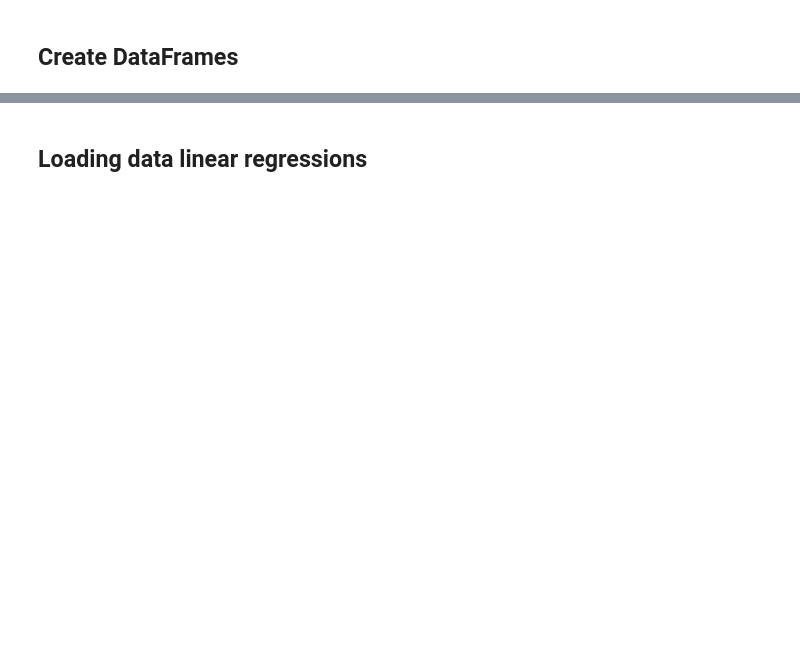
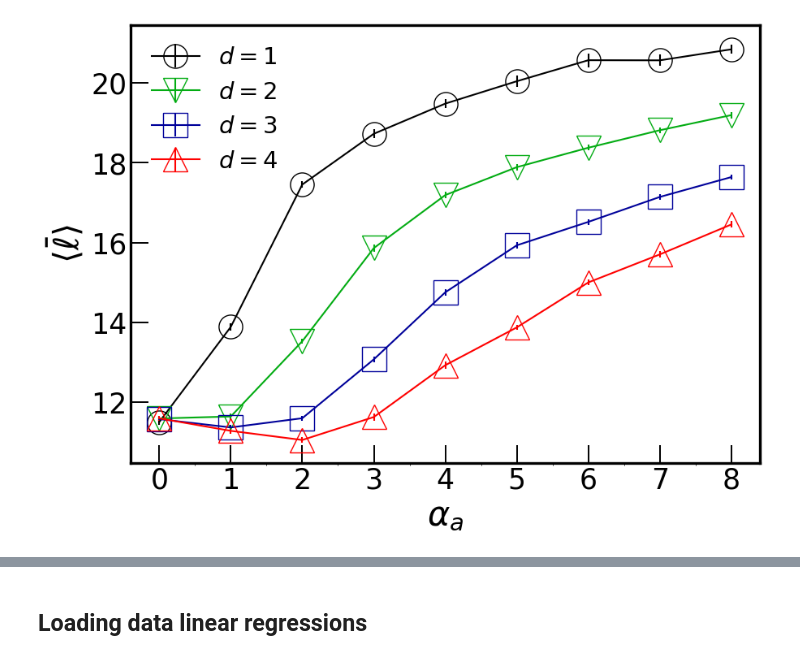
Before and after one commit to JuniorAlencar/TsallisNetwork, a Jupyter notebook: scripts/jupyter/shortespath.ipynb, the cells around one changed output, grey strips where cells are left out. Saved outputs shown, nothing was run; the diff lists cells and outputs as text; code cells hidden in the pictures; blank space fills up the shorter version.

Commit message:
update shortest path

```diff
--- a/scripts/jupyter/shortespath.ipynb
+++ b/scripts/jupyter/shortespath.ipynb
@@ -15,6 +16,7 @@ make_results_folders()
 # %%
 # Create files and all_data
-N = [10000, 20000, 40000, 80000, 100000 ,160000, 320000]
+#N = [10000, 20000, 40000, 80000, 100000 ,160000, 320000]
+N = [10000, 20000, 40000, 80000, 100000]
 dim = [1, 2, 3, 4]
 for n in N:
     for d in dim:
@@ -25,7 +27,4 @@ for n in N:
 all_data(N, dim)
 # %%
 df_all = pd.read_csv("../../data/all_data.txt", sep=' ')
-df_filter = df_all[df_all["N"]==100000]
-for i in range(len(df_filter)):
-    if(df_filter["N_samples"].values[i] != 82):
-        print("cu")
+df_all.head()
@@ -32,7 +37,0 @@ for i in range(len(df_filter)):
-# %% [markdown]
-## Create DataFrames
-# %%
-N = [5000, 10000, 20000, 40000, 80000, 160000, 320000]
-dim = [1, 2, 3, 4]
-for d in dim:
-    properties_dim_N(N, d, False)
@@ -79,6 +38,43 @@ diamater_4d_aV_N = pd.read_csv(f"../../data/properties_N/diamater/diamater_dim_4
-# %%
-# create DataFrame with A (linear regression) in function alpha_a
-
-dim = [1,2,3,4]
-for i in dim:
-    all_properties_N(i)
+# %%
+# SHORTEST_MEAN_PATH
+# Plot to N = 10**5
+df_filter = df_all[df_all["N"]==100000]
+df_filter = df_filter[df_filter["alpha_g"]==2]
+df_dim = df_filter[df_filter["dim"]==4].sort_values(by='alpha_a')
+
+fig, ax = plt.subplots(figsize=(10, 7))
+colors = ["black", "#03AC13", "#00019a", "#fe0000", "orange"]
+linestyles = ['-', '-', '-', '-']
+markers = ['o', 'v', 's', '^', 'D']
+labels = [rf"$d = {i}$" for i in range(1,5)]
+markersize = 21
+thickness_axes = 1.4
+dimensions = [1,2,3,4]
+for d in range(len(dimensions)):
+    df_dim = df_filter[df_filter["dim"]==dimensions[d]].sort_values(by='alpha_a')
+    ax.errorbar(df_dim['alpha_a'], df_dim['short_mean'],
+            yerr=df_dim['short_err'], linestyle='-', color=colors[d],
+            marker=markers[d], markeredgecolor=colors[d], label=labels[d],
+            markersize=markersize, markerfacecolor='none')
+    #plt.plot(df_dim["alpha_a"], df_dim["short_mean"],'o')
+plt.legend()
+ax.tick_params('both', labelsize=22)
+ax.xaxis.set_major_locator(MultipleLocator(1))
+ax.xaxis.set_major_formatter('{x:.0f}')
+ax.xaxis.set_minor_locator(MultipleLocator(.5))
+
+# Set axis labels
+ax.set_xlabel(r"$\alpha_a$", size=30)
+ax.set_ylabel(r"$\langle \bar{\ell} \rangle $", size=30)
+
+# Set legend and other parameters
+ax.legend(prop={"size":21}, fancybox=True, framealpha=0.0)
+ax.tick_params(which='major', width=thickness_axes, length=16, direction="in", labelsize=25)
+
+# Set thickness for spines
+thickness_axes = 2.4
+for spine in ax.spines.values():
+    spine.set_linewidth(thickness_axes)
+plt.show()
+# %% [output]
+[figure, added]
```
Also changed, not shown: parts of 15 cells of this notebook, 1 other file.
